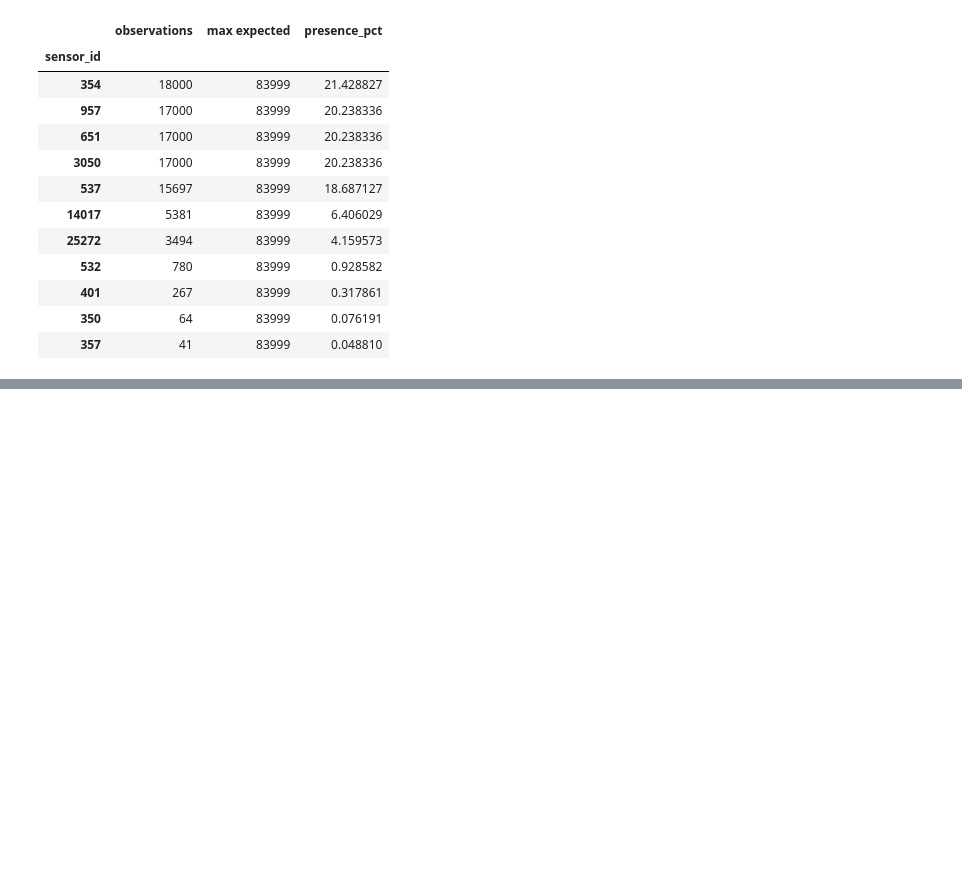
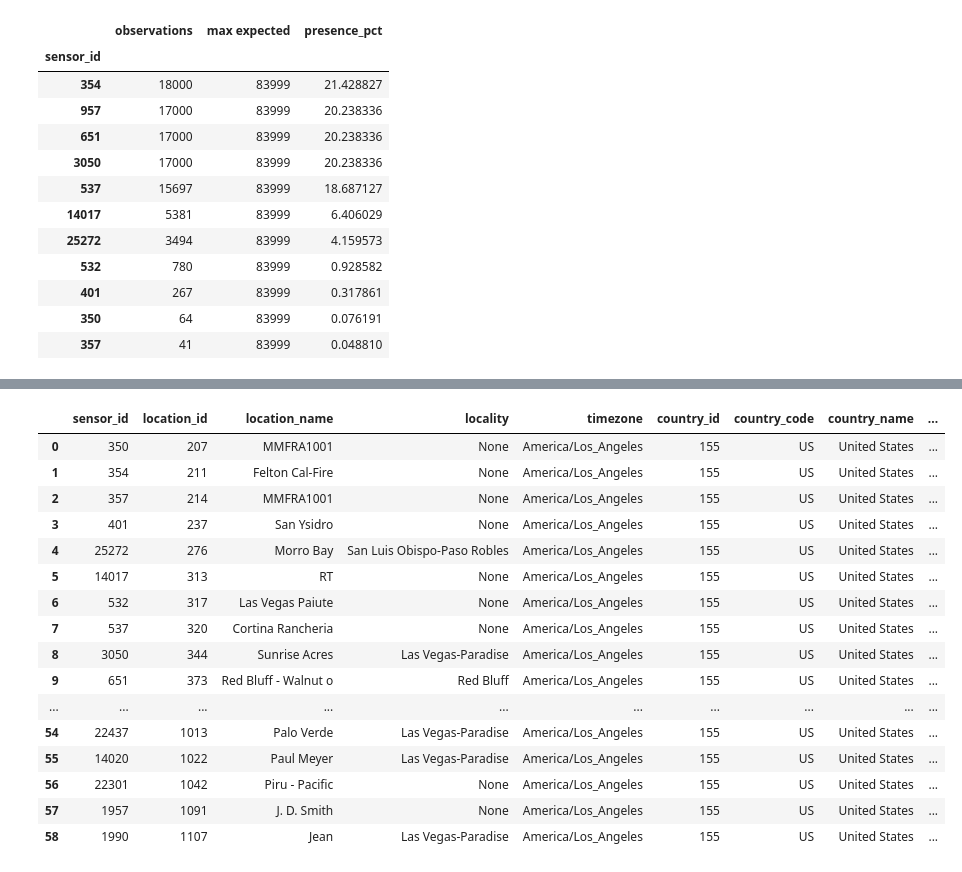
Before and after one commit to CameronWehrfritz/openaq-data-pipeline, a Jupyter notebook: notebooks/00_scratchpad.ipynb, the cells around one changed output, grey strips where cells are left out. Saved outputs shown, nothing was run; the diff lists cells and outputs as text; code cells hidden in the pictures; blank space fills up the shorter version.

Commit message:
Pushed initial load of sensor data to BigQuery. Started development to automate updates to sensor table and hourly measurement table.

```diff
--- a/notebooks/00_scratchpad.ipynb
+++ b/notebooks/00_scratchpad.ipynb
@@ -861,3 +861,69 @@ display(sensor_data_coverage)
 | 401 | 267 | 83999 | 0.317861 |
 | 350 | 64 | 83999 | 0.076191 |
 | 357 | 41 | 83999 | 0.048810 |
+# %%
+# discover sensors
+
+# import requests
+# import pandas as pd
+
+def fetch_pm25_ca_sensors(headers):
+    url_locations = "https://api.openaq.org/v3/locations"
+    params = {
+        "country": "US",
+        "parameters": "pm25",
+        "limit": 1000,
+        "page": 1
+    }
+
+    # Approximate bounding box for California
+    def in_california(lat, lon):
+        return 32.5 <= lat <= 42.0 and -124.5 <= lon <= -114.0
+
+    # Generate list of sensors which meet filtering criteria, including metadata
+    ca_sensors = []
+
+    while True:
+        response = requests.get(url_locations, headers=headers, params=params)
+        response.raise_for_status()
+        data = response.json()
+
+        locations = data.get("results", [])
+        for loc in locations:
+            coords = loc.get("coordinates", {})
+            lat = coords.get("latitude")
+            lon = coords.get("longitude")
+            if lat is not None and lon is not None and in_california(lat, lon): # filter for sensors inside California bounding box
+                for sensor in loc.get("sensors", []):
+                    if sensor.get("parameter", {}).get("name") == "pm25": # filter for PM25 sensors
+                        ca_sensors.append({
+                            "sensor_id": sensor["id"],
+                            "location_id": loc["id"],
+                            "location_name": loc["name"],
+                            "locality": loc.get("locality"),
+                            "timezone": loc.get("timezone"),
+                            "country_id": loc.get("country", {}).get("id"),
+                            "country_code": loc.get("country", {}).get("code"),
+                            "country_name": loc.get("country", {}).get("name"),
+                            "owner_id": loc.get("owner", {}).get("id"),
+                            "owner_name": loc.get("owner", {}).get("name"),
+                            "provider_id": loc.get("provider", {}).get("id"),
+                            "provider_name": loc.get("provider", {}).get("name"),
+                            "is_mobile": loc.get("isMobile"),
+                            "is_monitor": loc.get("isMonitor"),
+                            "lat": lat,
+                            "lon": lon,
+                            "datetimeLast": loc.get("datetimeLast")
+                        })
+
+        meta = data.get("meta", {})
+        if params["page"] >= meta.get("totalPages", 1):
+            break
+        params["page"] += 1
+
+    return pd.DataFrame(ca_sensors)
+
+
+df_ca_sensors = fetch_pm25_ca_sensors(headers)
+display(df_ca_sensors)
+# %% [output]
@@ -863,0 +947,17 @@ display(sensor_data_coverage)
+|  | sensor_id | location_id | location_name | locality | timezone | country_id | country_code | country_name | ... |
+| 0 | 350 | 207 | MMFRA1001 | None | America/Los_Angeles | 155 | US | United States | ... |
+| 1 | 354 | 211 | Felton Cal-Fire | None | America/Los_Angeles | 155 | US | United States | ... |
+| 2 | 357 | 214 | MMFRA1001 | None | America/Los_Angeles | 155 | US | United States | ... |
+| 3 | 401 | 237 | San Ysidro | None | America/Los_Angeles | 155 | US | United States | ... |
+| 4 | 25272 | 276 | Morro Bay | San Luis Obispo-Paso Robles | America/Los_Angeles | 155 | US | United States | ... |
+| 5 | 14017 | 313 | RT | None | America/Los_Angeles | 155 | US | United States | ... |
+| 6 | 532 | 317 | Las Vegas Paiute | None | America/Los_Angeles | 155 | US | United States | ... |
+| 7 | 537 | 320 | Cortina Rancheria | None | America/Los_Angeles | 155 | US | United States | ... |
+| 8 | 3050 | 344 | Sunrise Acres | Las Vegas-Paradise | America/Los_Angeles | 155 | US | United States | ... |
+| 9 | 651 | 373 | Red Bluff - Walnut o | Red Bluff | America/Los_Angeles | 155 | US | United States | ... |
+| ... | ... | ... | ... | ... | ... | ... | ... | ... | ... |
+| 54 | 22437 | 1013 | Palo Verde | Las Vegas-Paradise | America/Los_Angeles | 155 | US | United States | ... |
+| 55 | 14020 | 1022 | Paul Meyer | Las Vegas-Paradise | America/Los_Angeles | 155 | US | United States | ... |
+| 56 | 22301 | 1042 | Piru - Pacific | None | America/Los_Angeles | 155 | US | United States | ... |
+| 57 | 1957 | 1091 | J. D. Smith | None | America/Los_Angeles | 155 | US | United States | ... |
+| 58 | 1990 | 1107 | Jean | Las Vegas-Paradise | America/Los_Angeles | 155 | US | United States | ... |
```
Also changed, not shown: parts of 2 cells of this notebook, 5 other files.
